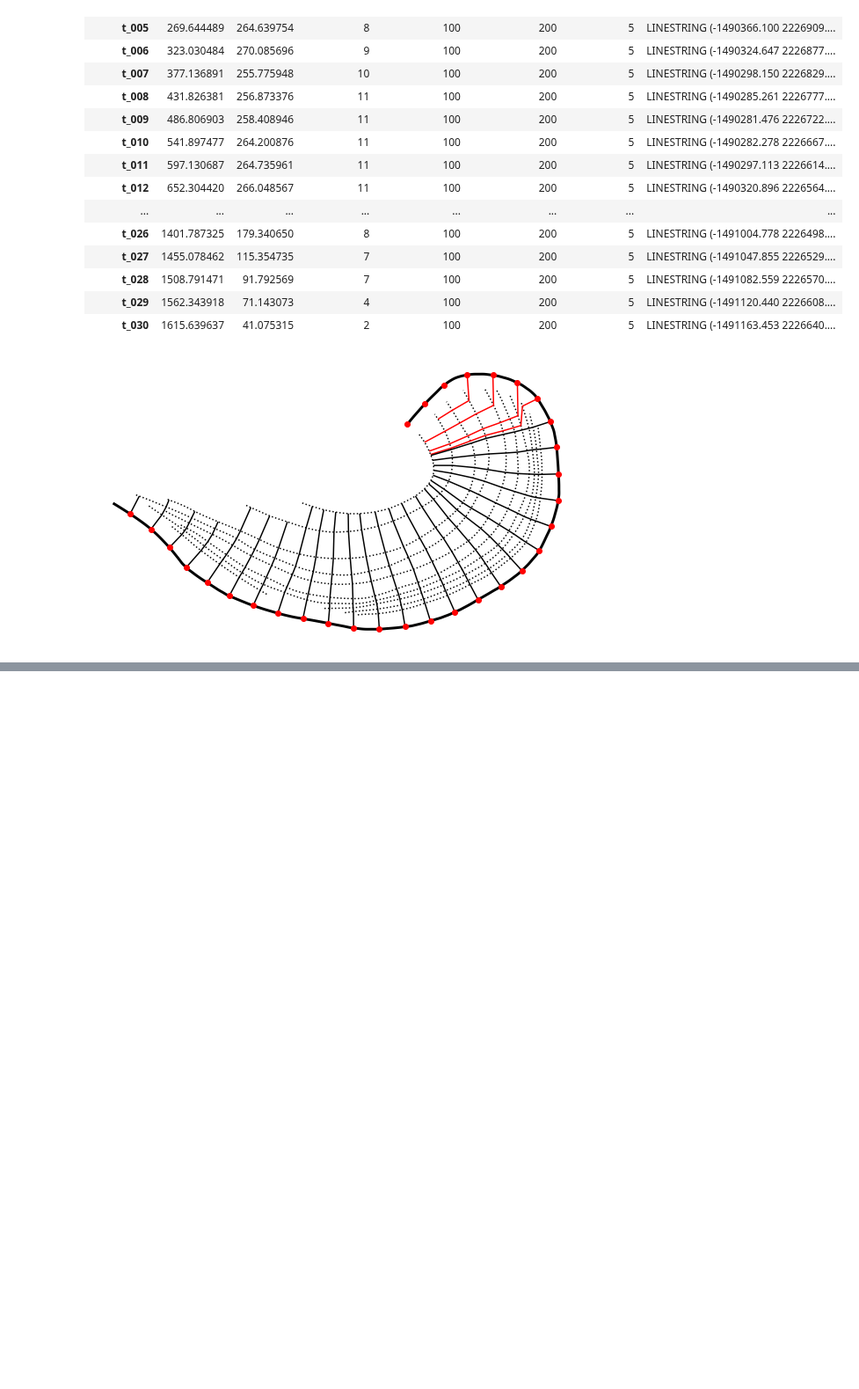
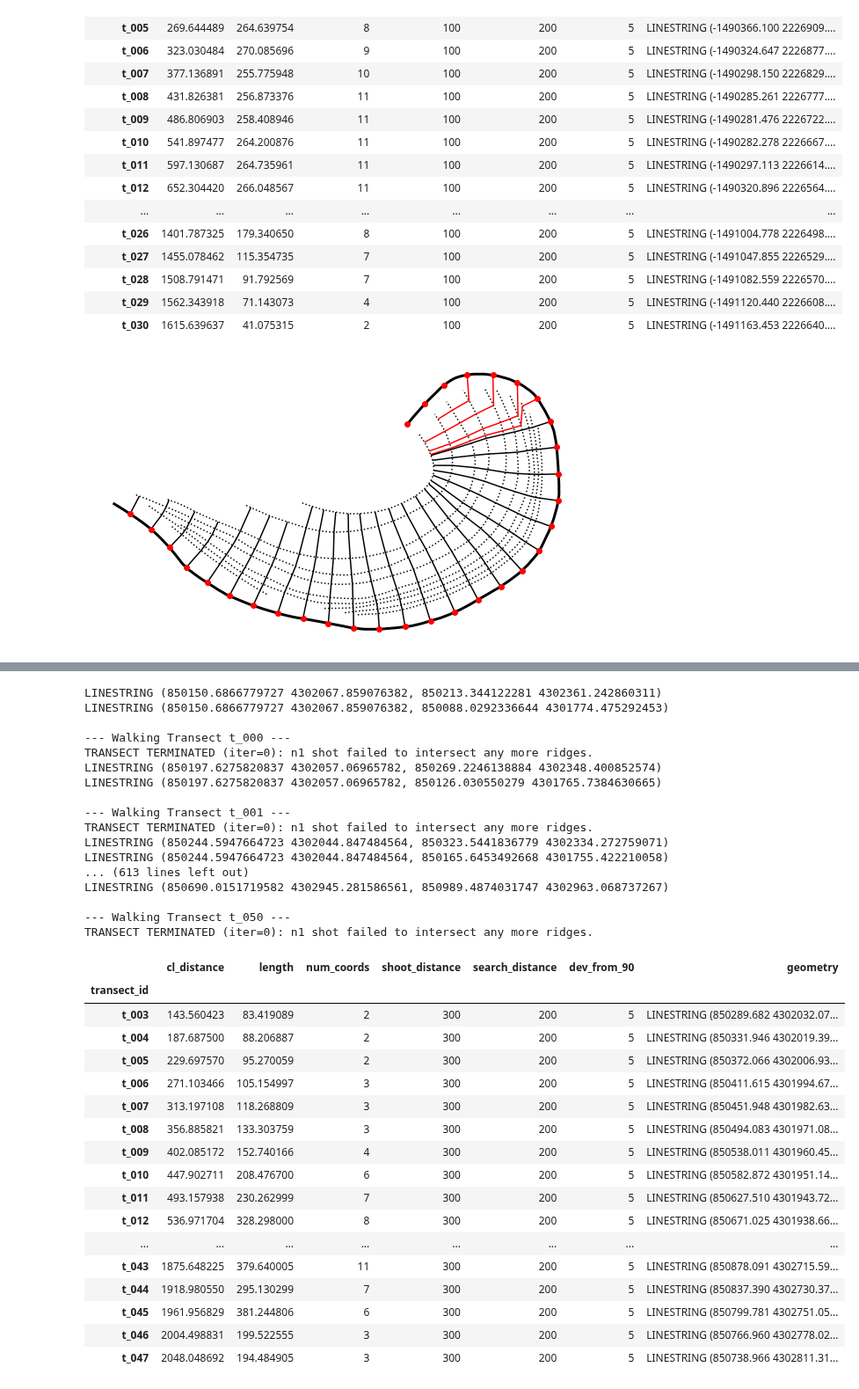
Before and after one commit to tamu-edu/scrollstats, a Jupyter notebook: TransectingDevelopment.ipynb, the cells around one changed output, grey strips where cells are left out. Shown at 88% size. Cells and saved outputs as stored; diff of their text form; code cells hidden in the pictures; blank space fills up the shorter version.

```diff
--- a/TransectingDevelopment.ipynb
+++ b/TransectingDevelopment.ipynb
@@ -111,0 +140,45 @@ transects
+# %%
+# Transect Parameters
+step = dist_50             # Spacing between transects, measured in vertices with an assumed spacing of 1m
+shoot_distance = 300   # Distance that the n1 coordinate shoots out
+search_distance = 200  # Buffer radius to within which to search for a suitable n2 coordinate
+dev_from_90 = 5        # Max acceptable deviation from 90° that the n2 coordinate can be
+
+transects = create_transects(cl_clip, ridges, step, shoot_distance, search_distance, dev_from_90)
+transects
+# %% [output]
+LINESTRING (850150.6866779727 4302067.859076382, 850213.344122281 4302361.242860311)
+LINESTRING (850150.6866779727 4302067.859076382, 850088.0292336644 4301774.475292453)
+
+--- Walking Transect t_000 ---
+TRANSECT TERMINATED (iter=0): n1 shot failed to intersect any more ridges.
+LINESTRING (850197.6275820837 4302057.06965782, 850269.2246138884 4302348.400852574)
+LINESTRING (850197.6275820837 4302057.06965782, 850126.030550279 4301765.7384630665)
+
+--- Walking Transect t_001 ---
+TRANSECT TERMINATED (iter=0): n1 shot failed to intersect any more ridges.
+LINESTRING (850244.5947664723 4302044.847484564, 850323.5441836779 4302334.272759071)
+LINESTRING (850244.5947664723 4302044.847484564, 850165.6453492668 4301755.422210058)
+... (613 lines left out)
+LINESTRING (850690.0151719582 4302945.281586561, 850989.4874031747 4302963.068737267)
+
+--- Walking Transect t_050 ---
+TRANSECT TERMINATED (iter=0): n1 shot failed to intersect any more ridges.
+|  | cl_distance | length | num_coords | shoot_distance | search_distance | dev_from_90 | geometry |
+| transect_id |  |  |  |  |  |  |  |
+| t_003 | 143.560423 | 83.419089 | 2 | 300 | 200 | 5 | LINESTRING (850289.682 4302032.07... |
+| t_004 | 187.687500 | 88.206887 | 2 | 300 | 200 | 5 | LINESTRING (850331.946 4302019.39... |
+| t_005 | 229.697570 | 95.270059 | 2 | 300 | 200 | 5 | LINESTRING (850372.066 4302006.93... |
+| t_006 | 271.103466 | 105.154997 | 3 | 300 | 200 | 5 | LINESTRING (850411.615 4301994.67... |
+| t_007 | 313.197108 | 118.268809 | 3 | 300 | 200 | 5 | LINESTRING (850451.948 4301982.63... |
+| t_008 | 356.885821 | 133.303759 | 3 | 300 | 200 | 5 | LINESTRING (850494.083 4301971.08... |
+| t_009 | 402.085172 | 152.740166 | 4 | 300 | 200 | 5 | LINESTRING (850538.011 4301960.45... |
+| t_010 | 447.902711 | 208.476700 | 6 | 300 | 200 | 5 | LINESTRING (850582.872 4301951.14... |
+| t_011 | 493.157938 | 230.262999 | 7 | 300 | 200 | 5 | LINESTRING (850627.510 4301943.72... |
+| t_012 | 536.971704 | 328.298000 | 8 | 300 | 200 | 5 | LINESTRING (850671.025 4301938.66... |
+| ... | ... | ... | ... | ... | ... | ... | ... |
+| t_043 | 1875.648225 | 379.640005 | 11 | 300 | 200 | 5 | LINESTRING (850878.091 4302715.59... |
+| t_044 | 1918.980550 | 295.130299 | 7 | 300 | 200 | 5 | LINESTRING (850837.390 4302730.37... |
+| t_045 | 1961.956829 | 381.244806 | 6 | 300 | 200 | 5 | LINESTRING (850799.781 4302751.05... |
+| t_046 | 2004.498831 | 199.522555 | 3 | 300 | 200 | 5 | LINESTRING (850766.960 4302778.02... |
+| t_047 | 2048.048692 | 194.484905 | 3 | 300 | 200 | 5 | LINESTRING (850738.966 4302811.31... |
```
Also changed, not shown: parts of 4 cells of this notebook.
